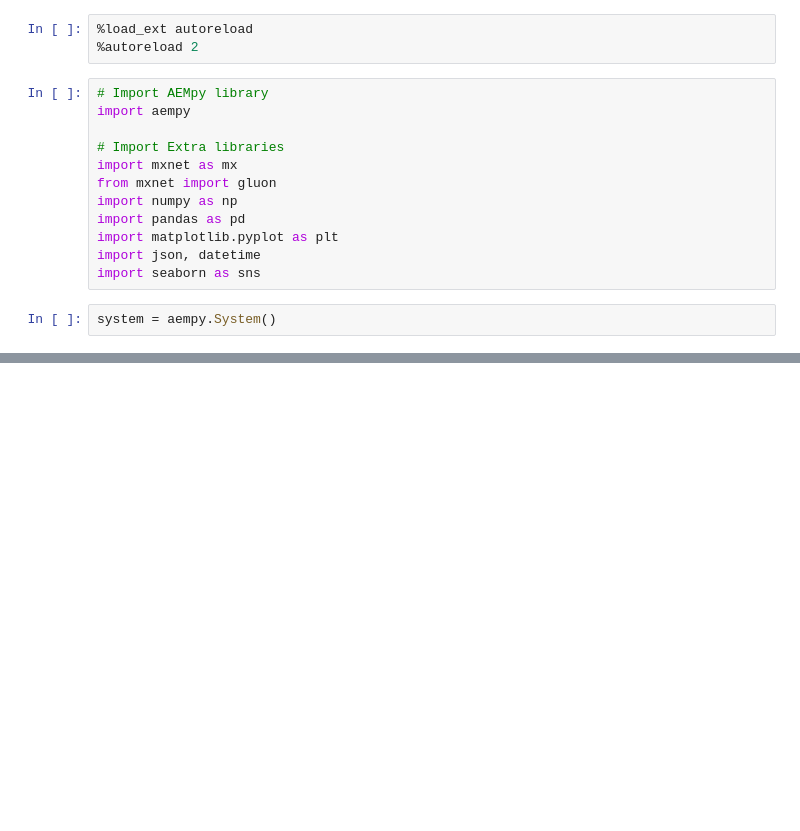
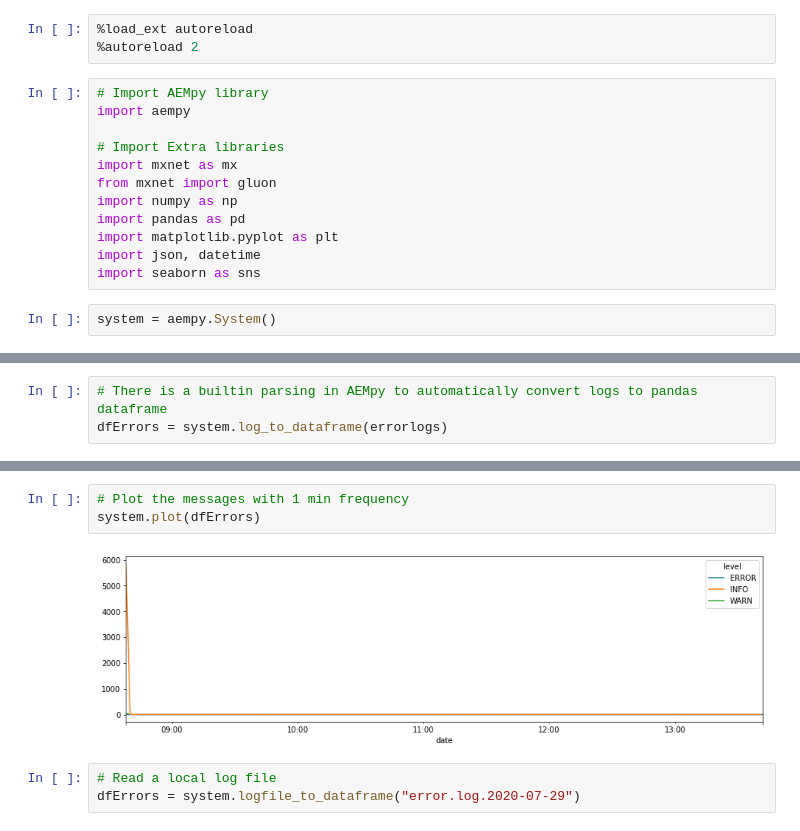
Before and after one commit to OdysseeT/aempy, a Jupyter notebook: examples/AEMpy - Request prediction.ipynb, the cells around one changed output, grey strips where cells are left out. Drawn from its saved outputs; the diff is of its cells as text; blank space fills up the shorter version.

```diff
--- a/examples/AEMpy - Request prediction.ipynb
+++ b/examples/AEMpy - Request prediction.ipynb
@@ -180,0 +23,3 @@ sns.lineplot(data=dfErrors, x='date', y='Level')
+# %%
+# There is a builtin parsing in AEMpy to automatically convert logs to pandas dataframe
+dfErrors = system.log_to_dataframe(errorlogs)
@@ -180,0 +35,8 @@ sns.lineplot(data=dfErrors, x='date', y='Level')
+# %%
+# Plot the messages with 1 min frequency
+system.plot(dfErrors)
+# %% [output]
+[figure, added]
+# %%
+# Read a local log file
+dfErrors = system.logfile_to_dataframe("error.log.2020-07-29")
```
Also changed, not shown: parts of 43 cells of this notebook, 4 other files.
